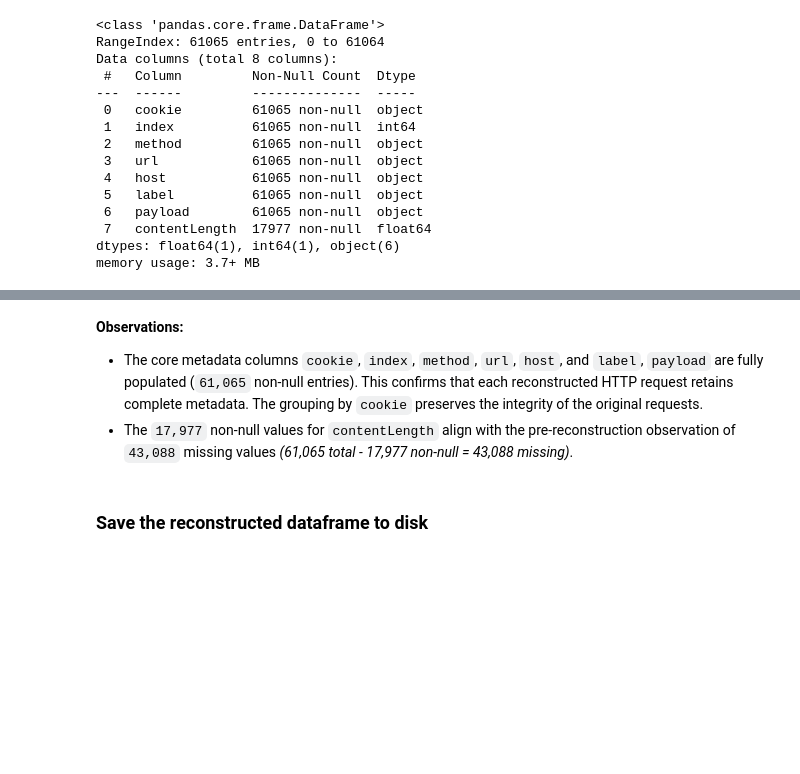
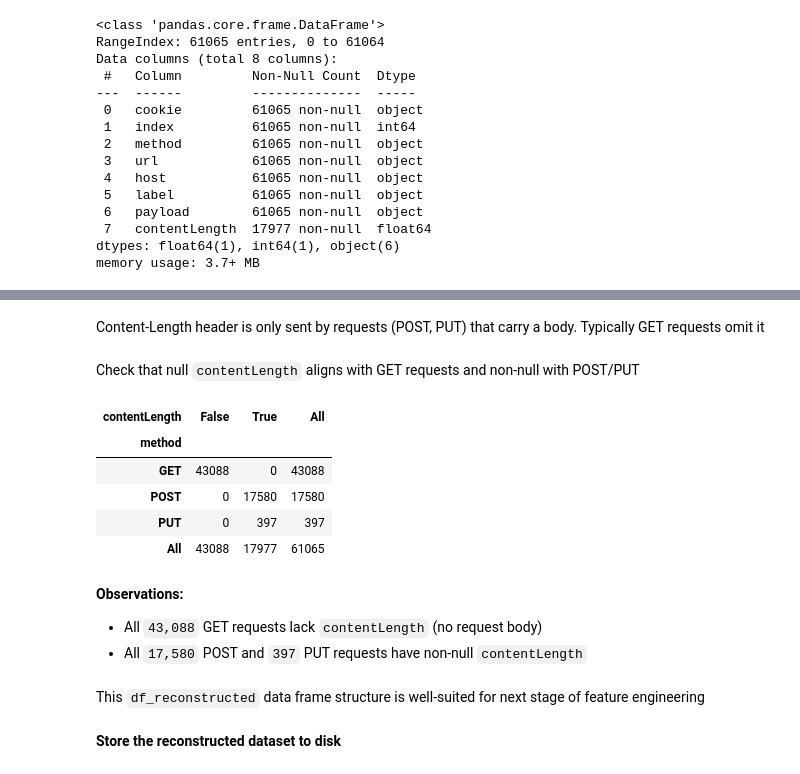
Before and after one commit to arkb2023/mlhttp, a Jupyter notebook: notebooks/preprocess.ipynb, the cells around one changed output, grey strips where cells are left out. Saved outputs shown, nothing was run; the diff lists cells and outputs as text; code cells hidden in the pictures; blank space fills up the shorter version.

Commit message:
preprocess cleaned up with refined documentation

```diff
--- a/notebooks/preprocess.ipynb
+++ b/notebooks/preprocess.ipynb
@@ -10,10 +10,11 @@ from pathlib import Path
 import pandas as pd
 # %%
 # working directory for relative paths
-path = Path.cwd() # <repo-root>/noteboooks
-data_path = path.parent / "data" # <repo-root>/data
-input_path = data_path / "csic_2010_raw.csv" # input: raw dataset
-output_path = data_path / "csic_2010_preprocessed.paraquet" # output: processed dataset
+notebooks_path = Path.cwd() # <repo-root>/noteboooks
+repo_root_path = notebooks_path.parent # <repo-root>/
+data_path = repo_root_path / "data" # <repo-root>/data
+input_dataset_path = data_path / "csic_2010_raw.csv" # input: raw dataset
+output_dataset_path = data_path / "csic_2010_preprocessed.paraquet" # output: processed dataset
 # %% [markdown]
 **Download the raw dataset**
 The original dataset is the [CSIC 2010 web attack dataset](http://lexr.ai/csic_dataset/output_http_csic_2010_weka_with_duplications_RAW-RFC2616_escd_v02_full.csv.zip). For ease of access and reproducibility, a copy is hosted on Hugging Face and is downloaded below
@@ -356,6 +293,21 @@ memory usage: 3.7+ MB
+# %% [markdown]
+Content-Length header is only sent by requests (POST, PUT) that carry a body. Typically GET requests omit it
+# %% [markdown]
+Check that null `contentLength` aligns with GET requests and non-null with POST/PUT
+# %%
+pd.crosstab(df_reconstructed["method"], df_reconstructed["contentLength"].notna(), margins=True)
+# %% [output]
+| contentLength | False | True | All |
+| method |  |  |  |
+| GET | 43088 | 0 | 43088 |
+| POST | 0 | 17580 | 17580 |
+| PUT | 0 | 397 | 397 |
+| All | 43088 | 17977 | 61065 |
 # %% [markdown]
 **Observations:**
-- The core metadata columns `cookie`, `index`, `method`, `url`, `host`, and `label`, `payload` are fully populated (`61,065` non-null entries). This confirms that each reconstructed HTTP request retains complete metadata. The grouping by `cookie` preserves the integrity of the original requests.
-- The `17,977` non-null values for `contentLength` align with the pre-reconstruction observation of `43,088` missing values *(61,065 total - 17,977 non-null = 43,088 missing)*.
+- All `43,088` GET requests lack `contentLength` (no request body)
+- All `17,580` POST and `397` PUT requests have non-null `contentLength`
+# %% [markdown]
+This `df_reconstructed` data frame structure is well-suited for next stage of feature engineering
 # %% [markdown]
-### Save the reconstructed dataframe to disk
+**Store the reconstructed dataset to disk**
```
Also changed, not shown: parts of 41 cells of this notebook.
